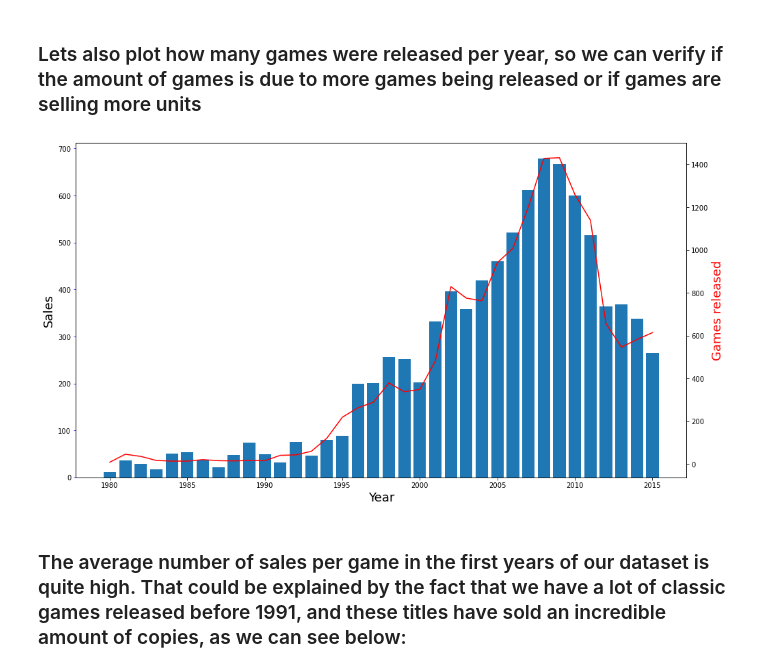
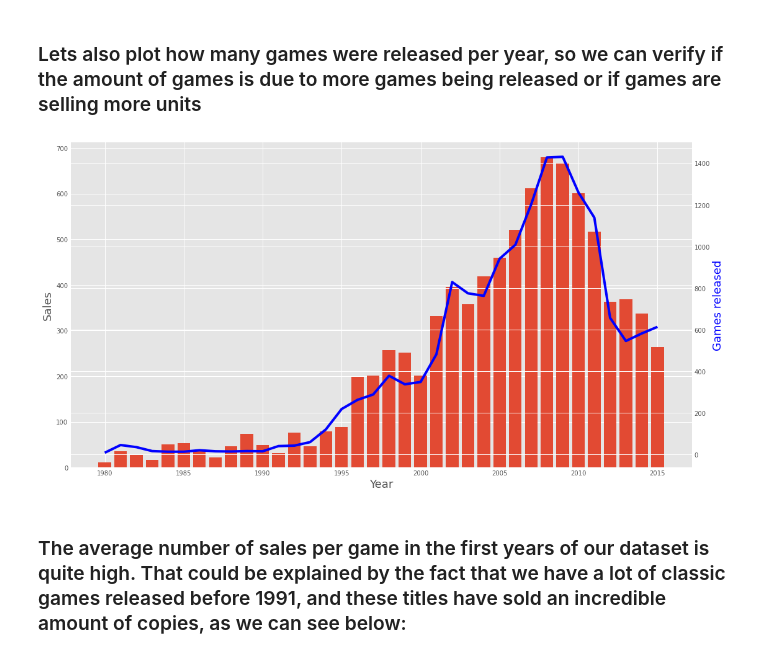
Before and after one commit to 3kleo/Video-Game-Sales-Analysis, a Jupyter notebook: notebook.ipynb, the cells around one changed output. Cells and saved outputs as stored; diff of their text form; code cells hidden in the pictures.

```diff
--- a/notebook.ipynb
+++ b/notebook.ipynb
@@ -7,6 +7,7 @@ import matplotlib as mat
 import matplotlib.pyplot as plt
 import numpy as np
 pd.set_option('display.max_rows', 1000)
+plt.style.use('ggplot')
 df = pd.read_csv('vgsales.csv', index_col=0)
 df = df.rename(str.lower, axis='columns') # change all column names to lower
 df.head()
@@ -117,15 +118,15 @@ plt.show()
 # %%
 fig, ax = plt.subplots(figsize=(16, 9))
 ax.bar(df_temp['year'], df_temp['sum'])
 ax.set_ylabel('Sales', fontdict={'size': 18})
 ax.set_xlabel('Year', fontdict={'size': 18})
-ax.tick_params('y', color='blue') #set color of ticks
+ax.tick_params('y') #set color of ticks
 ax2 = ax.twinx() #creates another plot on the same x axis
-ax2.plot(df_temp['year'], df_temp['count'], color='red')
-ax2.set_ylabel('Games released', color='red', fontdict={'size': 18})
+ax2.plot(df_temp['year'], df_temp['count'], color='blue')
+ax2.set_ylabel('Games released', color='blue', fontdict={'size': 18})
 plt.show()
 # %% [output]
-[figure, old version]
+[figure, new version]
 # %% [markdown]
 ### The average number of sales per game in the first years of our dataset is quite high. That could be explained by the fact that we have a lot of classic games released before 1991, and these titles have sold an incredible amount of copies, as we can see below:
 # %%
```
Also changed, not shown: parts of 16 cells of this notebook.
